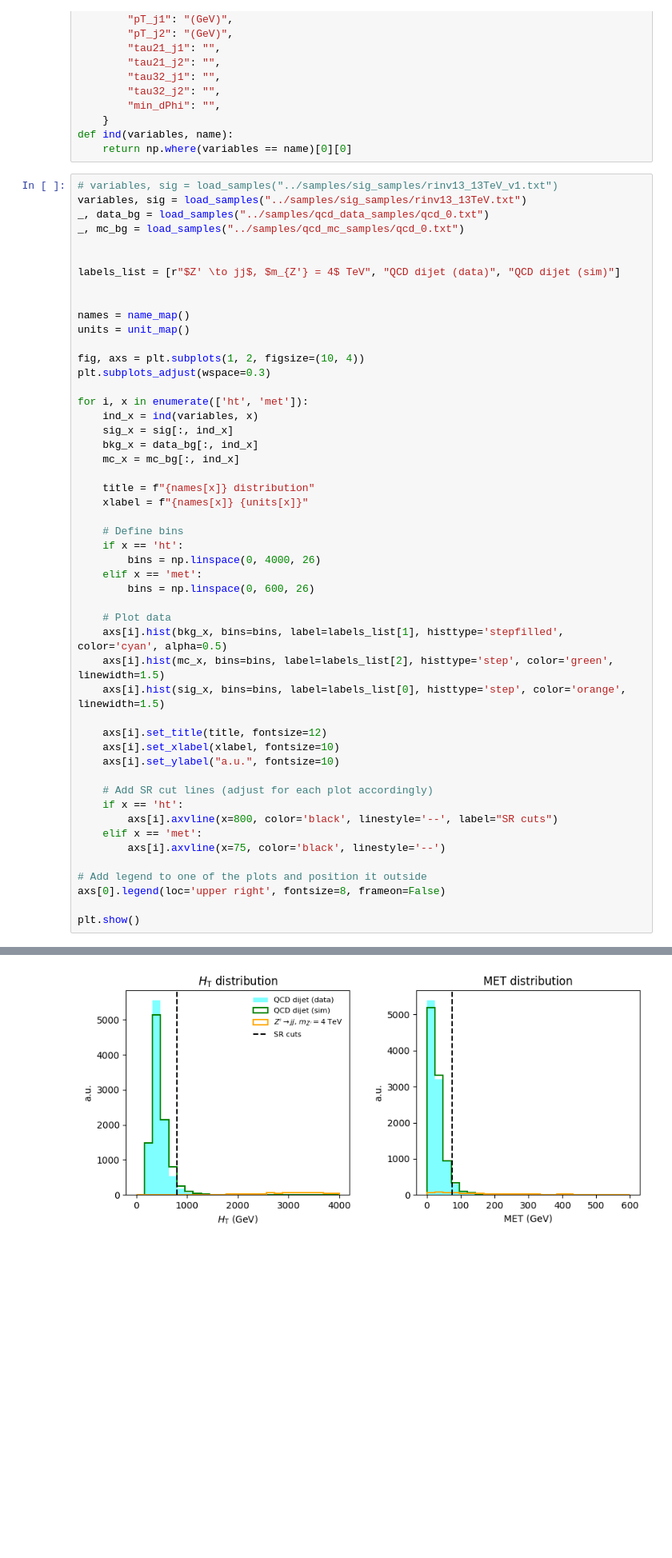
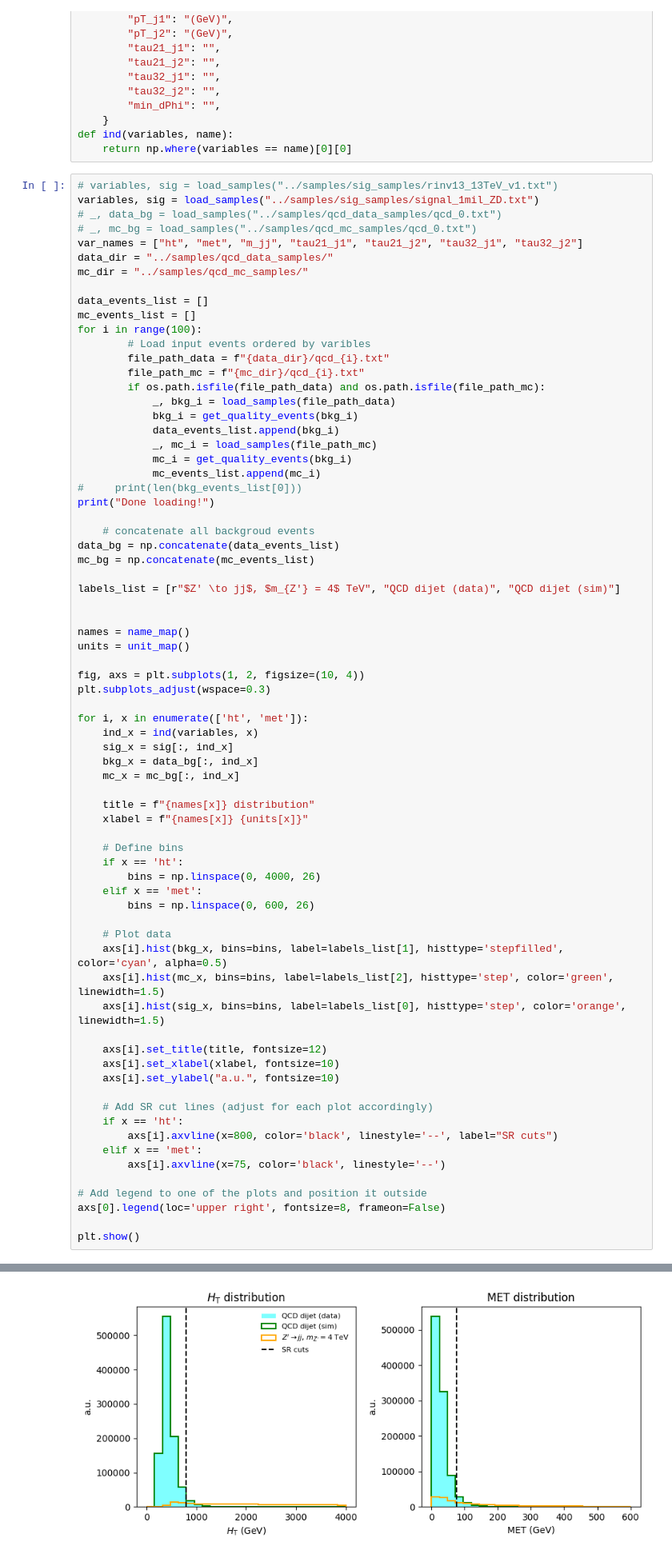
Before and after one commit to sherkaicode/HEP_ML, a Jupyter notebook: Non-Resonant AD Extrapolation Repo/working_dir/check_samples/Analysis.ipynb, the cells around one changed output, grey strips where cells are left out. Shown at 80% size. Saved outputs shown, nothing was run; the diff lists cells and outputs as text; blank space fills up the shorter version.

```diff
--- a/Non-Resonant AD Extrapolation Repo/working_dir/check_samples/Analysis.ipynb
+++ b/Non-Resonant AD Extrapolation Repo/working_dir/check_samples/Analysis.ipynb
@@ -41,10 +44,32 @@ def ind(variables, name):
     return np.where(variables == name)[0][0]
 # %%
 # variables, sig = load_samples("../samples/sig_samples/rinv13_13TeV_v1.txt")
-variables, sig = load_samples("../samples/sig_samples/rinv13_13TeV.txt")
-_, data_bg = load_samples("../samples/qcd_data_samples/qcd_0.txt")
-_, mc_bg = load_samples("../samples/qcd_mc_samples/qcd_0.txt")
+variables, sig = load_samples("../samples/sig_samples/signal_1mil_ZD.txt")
+# _, data_bg = load_samples("../samples/qcd_data_samples/qcd_0.txt")
+# _, mc_bg = load_samples("../samples/qcd_mc_samples/qcd_0.txt")
+var_names = ["ht", "met", "m_jj", "tau21_j1", "tau21_j2", "tau32_j1", "tau32_j2"]
+data_dir = "../samples/qcd_data_samples/"
+mc_dir = "../samples/qcd_mc_samples/"
 
+data_events_list = []
+mc_events_list = []
+for i in range(100):
+        # Load input events ordered by varibles
+        file_path_data = f"{data_dir}/qcd_{i}.txt"
+        file_path_mc = f"{mc_dir}/qcd_{i}.txt"
+        if os.path.isfile(file_path_data) and os.path.isfile(file_path_mc):
+            _, bkg_i = load_samples(file_path_data)
+            bkg_i = get_quality_events(bkg_i)
+            data_events_list.append(bkg_i)
+            _, mc_i = load_samples(file_path_mc)
+            mc_i = get_quality_events(bkg_i)
+            mc_events_list.append(mc_i)
+#     print(len(bkg_events_list[0]))
+print("Done loading!")
+
+    # concatenate all backgroud events
+data_bg = np.concatenate(data_events_list)
+mc_bg = np.concatenate(mc_events_list)
 
 labels_list = [r"$Z' \to jj$, $m_{Z'} = 4$ TeV", "QCD dijet (data)", "QCD dijet (sim)"]
 
@@ -93,4 +119,4 @@ plt.show()
-[figure, old version]
+[figure, new version]
 # %%
 fig, axs = plt.subplots(1, 5, figsize=(20, 4))  # Adjust the number of columns for more subplots
 plt.subplots_adjust(wspace=0.3)  # Adjust spacing between plots
```
Also changed, not shown: parts of 7 cells of this notebook, 16 other files.
